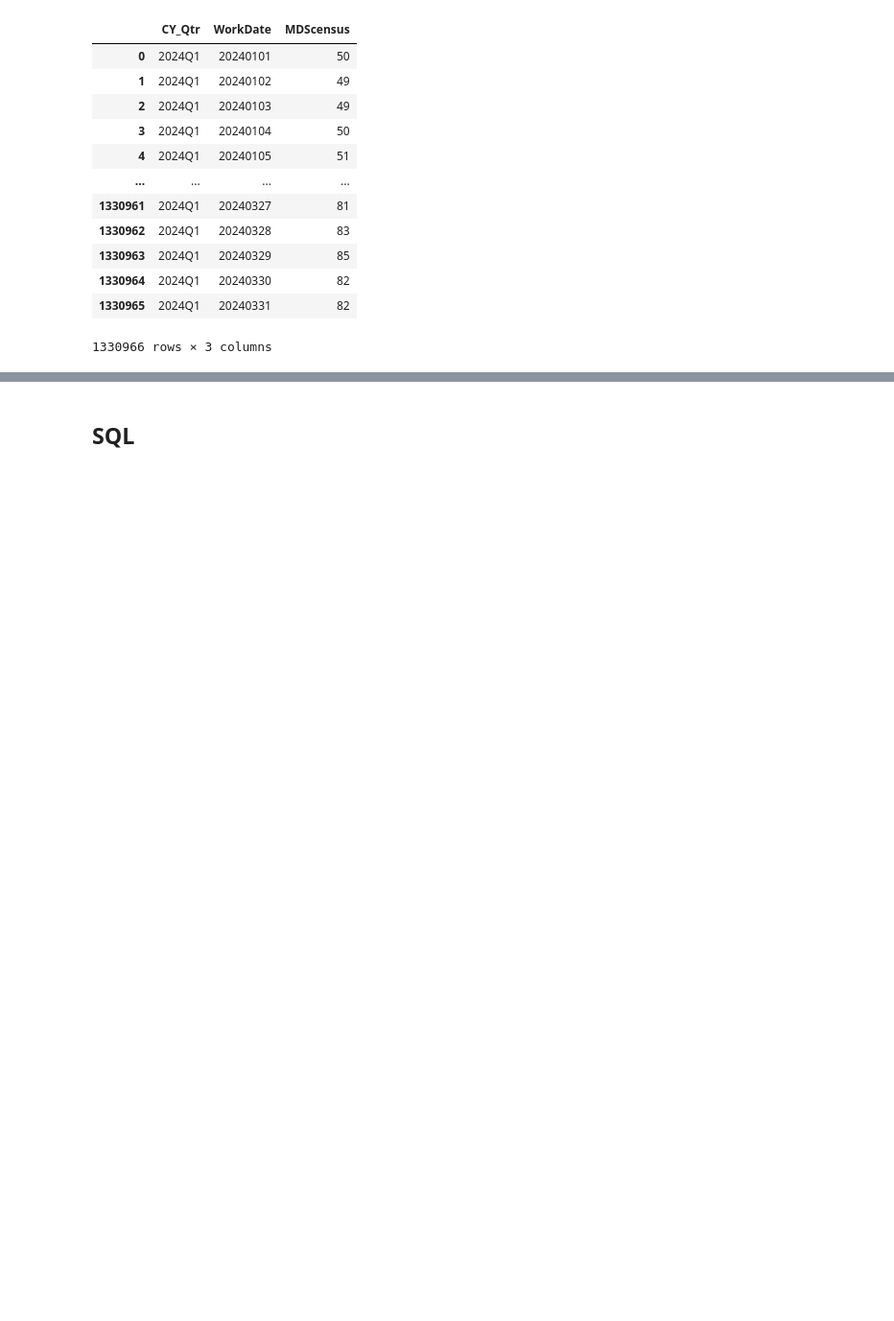
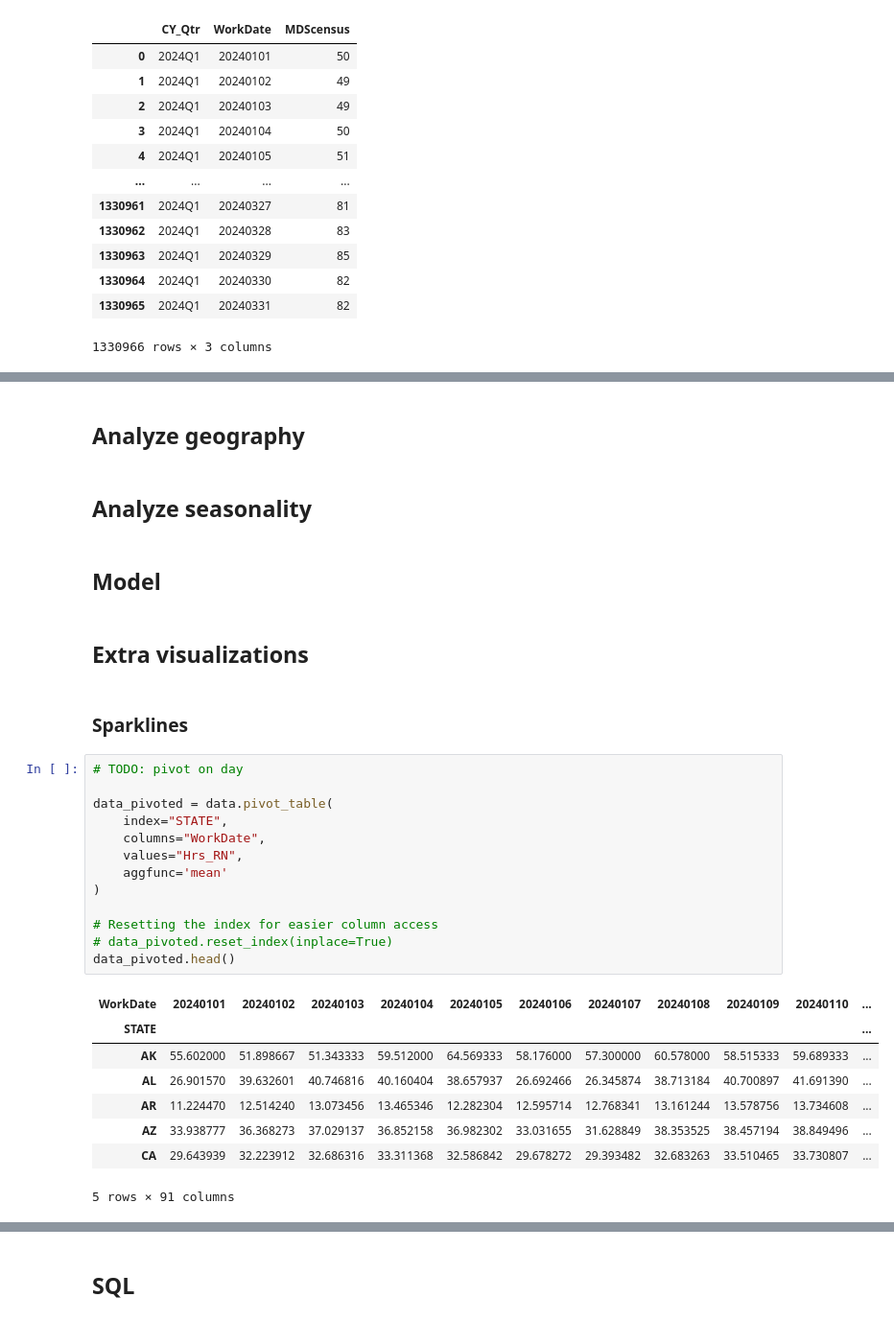
Before and after one commit to bainmatt/clipboard-report, a Jupyter notebook: notebooks/report.ipynb, the cells around one changed output, grey strips where cells are left out. Shown: that part at 96% size. Saved outputs shown, nothing was run; the diff lists cells and outputs as text; blank space fills up the shorter version.

```diff
--- a/notebooks/report.ipynb
+++ b/notebooks/report.ipynb
@@ -780,0 +217,32 @@ data[["CY_Qtr", "WorkDate", "MDScensus"]]
+# %% [markdown]
+## Analyze geography
+# %% [markdown]
+## Analyze seasonality
+# %% [markdown]
+## Model
+# %% [markdown]
+## Extra visualizations
+# %% [markdown]
+### Sparklines
+# %%
+# TODO: pivot on day
+
+data_pivoted = data.pivot_table(
+    index="STATE",
+    columns="WorkDate",
+    values="Hrs_RN",
+    aggfunc='mean'
+)
+
+# Resetting the index for easier column access
+# data_pivoted.reset_index(inplace=True)
+data_pivoted.head()
+# %% [output]
+| WorkDate | 20240101 | 20240102 | 20240103 | 20240104 | 20240105 | 20240106 | 20240107 | 20240108 | 20240109 | 20240110 | ... |
+| STATE |  |  |  |  |  |  |  |  |  |  | ... |
+| AK | 55.602000 | 51.898667 | 51.343333 | 59.512000 | 64.569333 | 58.176000 | 57.300000 | 60.578000 | 58.515333 | 59.689333 | ... |
+| AL | 26.901570 | 39.632601 | 40.746816 | 40.160404 | 38.657937 | 26.692466 | 26.345874 | 38.713184 | 40.700897 | 41.691390 | ... |
+| AR | 11.224470 | 12.514240 | 13.073456 | 13.465346 | 12.282304 | 12.595714 | 12.768341 | 13.161244 | 13.578756 | 13.734608 | ... |
+| AZ | 33.938777 | 36.368273 | 37.029137 | 36.852158 | 36.982302 | 33.031655 | 31.628849 | 38.353525 | 38.457194 | 38.849496 | ... |
+| CA | 29.643939 | 32.223912 | 32.686316 | 33.311368 | 32.586842 | 29.678272 | 29.393482 | 32.683263 | 33.510465 | 33.730807 | ... |
+5 rows × 91 columns
```
Also changed, not shown: parts of 64 cells of this notebook, 22 other files.
